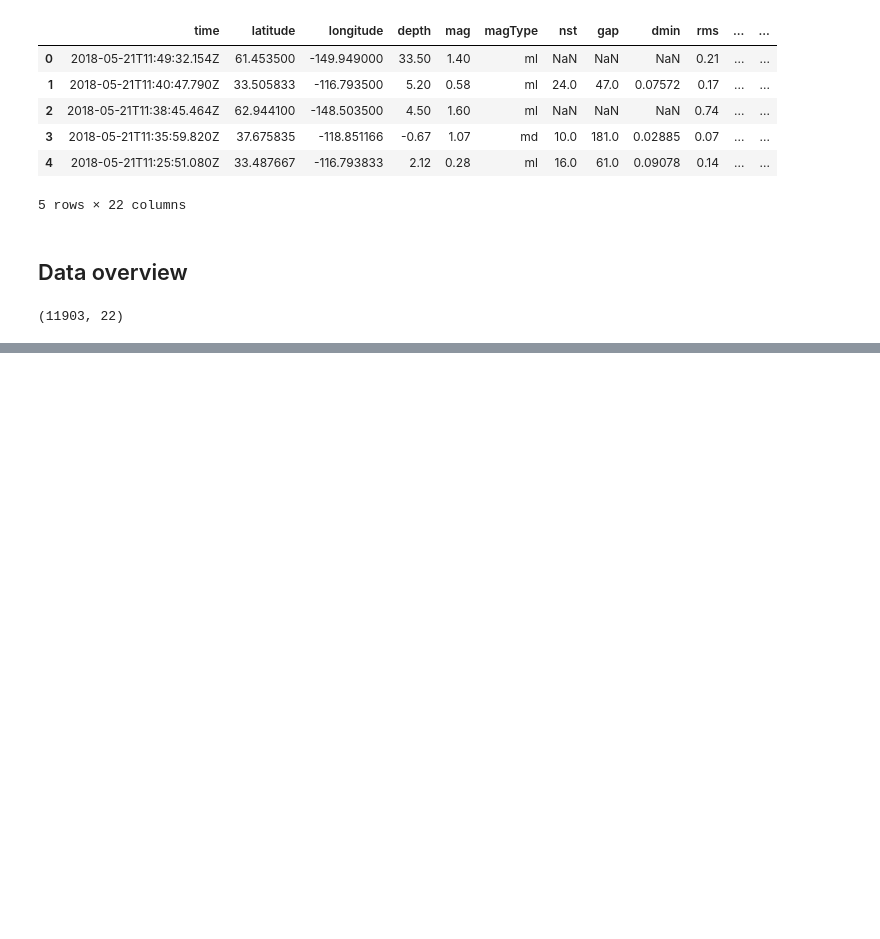
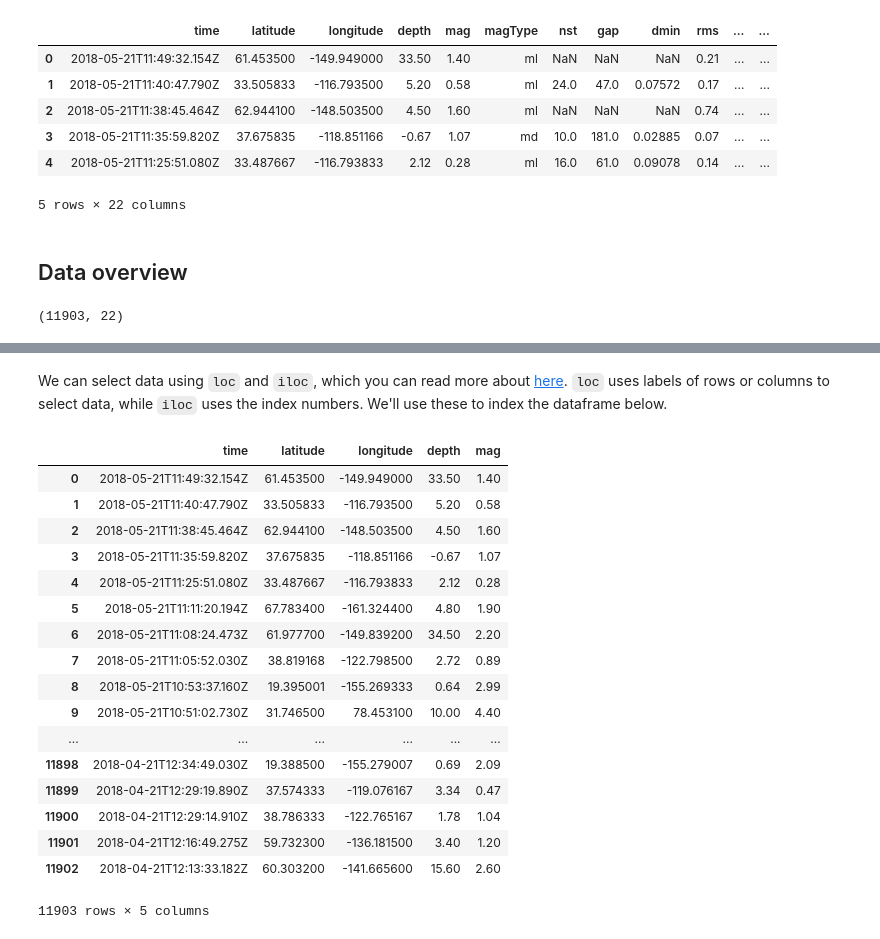
Before and after one commit to Spiggie/data-analysis-cheat-sheet, a Jupyter notebook: assess-data.ipynb, the cells around one changed output, grey strips where cells are left out. Drawn from its saved outputs; the diff is of its cells as text; code cells hidden in the pictures; blank space fills up the shorter version.

```diff
--- a/assess-data.ipynb
+++ b/assess-data.ipynb
@@ -26,0 +155,24 @@ df.shape
+# %% [markdown]
+We can select data using `loc` and `iloc`, which you can read more about [here](https://pandas.pydata.org/pandas-docs/stable/indexing.html). `loc` uses labels of rows or columns to select data, while `iloc` uses the index numbers. We'll use these to index the dataframe below.
+# %%
+# select a subset of the columns, specified by name
+df.loc[:, 'time':'mag']
+# %% [output]
+|  | time | latitude | longitude | depth | mag |
+| 0 | 2018-05-21T11:49:32.154Z | 61.453500 | -149.949000 | 33.50 | 1.40 |
+| 1 | 2018-05-21T11:40:47.790Z | 33.505833 | -116.793500 | 5.20 | 0.58 |
+| 2 | 2018-05-21T11:38:45.464Z | 62.944100 | -148.503500 | 4.50 | 1.60 |
+| 3 | 2018-05-21T11:35:59.820Z | 37.675835 | -118.851166 | -0.67 | 1.07 |
+| 4 | 2018-05-21T11:25:51.080Z | 33.487667 | -116.793833 | 2.12 | 0.28 |
+| 5 | 2018-05-21T11:11:20.194Z | 67.783400 | -161.324400 | 4.80 | 1.90 |
+| 6 | 2018-05-21T11:08:24.473Z | 61.977700 | -149.839200 | 34.50 | 2.20 |
+| 7 | 2018-05-21T11:05:52.030Z | 38.819168 | -122.798500 | 2.72 | 0.89 |
+| 8 | 2018-05-21T10:53:37.160Z | 19.395001 | -155.269333 | 0.64 | 2.99 |
+| 9 | 2018-05-21T10:51:02.730Z | 31.746500 | 78.453100 | 10.00 | 4.40 |
+| ... | ... | ... | ... | ... | ... |
+| 11898 | 2018-04-21T12:34:49.030Z | 19.388500 | -155.279007 | 0.69 | 2.09 |
+| 11899 | 2018-04-21T12:29:19.890Z | 37.574333 | -119.076167 | 3.34 | 0.47 |
+| 11900 | 2018-04-21T12:29:14.910Z | 38.786333 | -122.765167 | 1.78 | 1.04 |
+| 11901 | 2018-04-21T12:16:49.275Z | 59.732300 | -136.181500 | 3.40 | 1.20 |
+| 11902 | 2018-04-21T12:13:33.182Z | 60.303200 | -141.665600 | 15.60 | 2.60 |
+11903 rows × 5 columns
```
Also changed, not shown: parts of 12 cells of this notebook, 3 other files.
